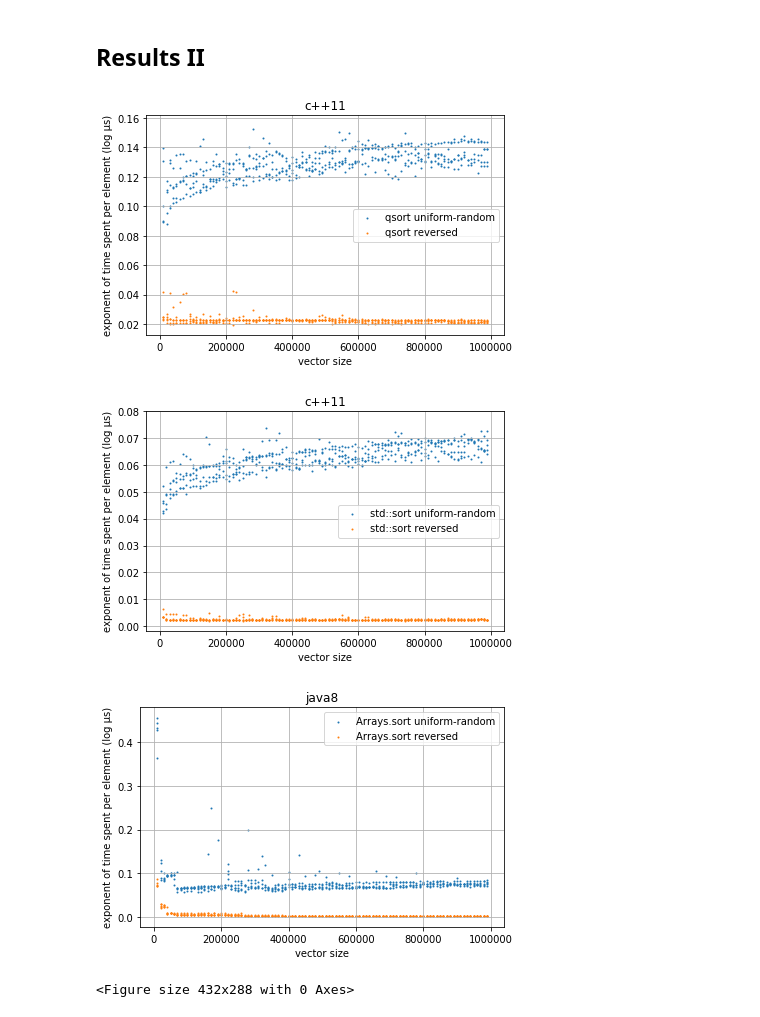
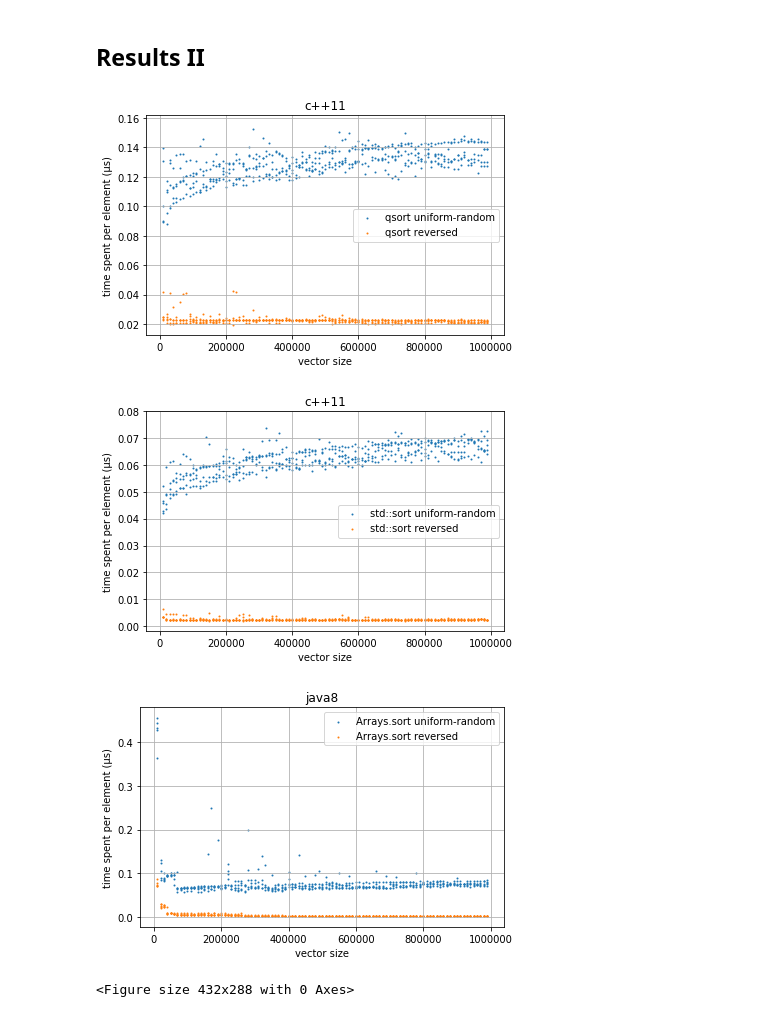
Before and after one commit to izgzhen/benchmark-sort, a Jupyter notebook: explore.ipynb, the cells around one changed output. Saved outputs shown, nothing was run; the diff lists cells and outputs as text; code cells hidden in the pictures.

```diff
--- a/explore.ipynb
+++ b/explore.ipynb
@@ -82,3 +82,5 @@ pickle.dump(results, open("results.pkl", "wb"))
+# %%
+results = pickle.load(open("results.pkl", "rb"))
 # %%
 for result in results:
     (algo, subalgo, dist, xs, ys) = result
@@ -100,7 +102,7 @@ for algo, subalgos in xyss.items():
     for subalgo, dist_xys in subalgos.items():
         plt.title(algo)
         plt.xlabel("vector size")
-        plt.ylabel("exponent of time spent per element (log μs)")
+        plt.ylabel("time spent in total (μs)")
         for dist, xys in dist_xys.items():
             xys = zip(xys[0], xys[1])
             xys = sorted(xys, key=lambda p:p[0])
@@ -126,26 +128,26 @@ for algo, subalgos in xyss.items():
 # %%
 for algo, subalgos in xyss.items():
     for subalgo, dist_xys in subalgos.items():
         plt.title(algo)
         plt.xlabel("vector size")
-        plt.ylabel("exponent of time spent per element (log μs)")
+        plt.ylabel("time spent per element (μs)")
         for dist, xys in dist_xys.items():
             xys = zip(xys[0], xys[1])
             xys = sorted(xys, key=lambda p:p[0])
             xs = [ x for x, _ in xys ]
             ys = [ (y / x) for x, y in xys ] # the only difference compared to the code above
             if xs is None:
                 continue
             plt.scatter(xs, ys, label=algo_alias[subalgo] + " " + dist, s=1)
 
         plt.legend()
         plt.grid()
         plt.tight_layout()
         plt.savefig(algo + "-" + subalgo + "-ii.png")
         plt.show()
         plt.clf()
 # %% [output]
-[figure, old version]
+[figure, new version]
-[figure, old version]
+[figure, new version]
-[figure, old version]
+[figure, new version]
 <Figure size 432x288 with 0 Axes>
```
Also changed, not shown: parts of 4 cells of this notebook, 7 other files.
